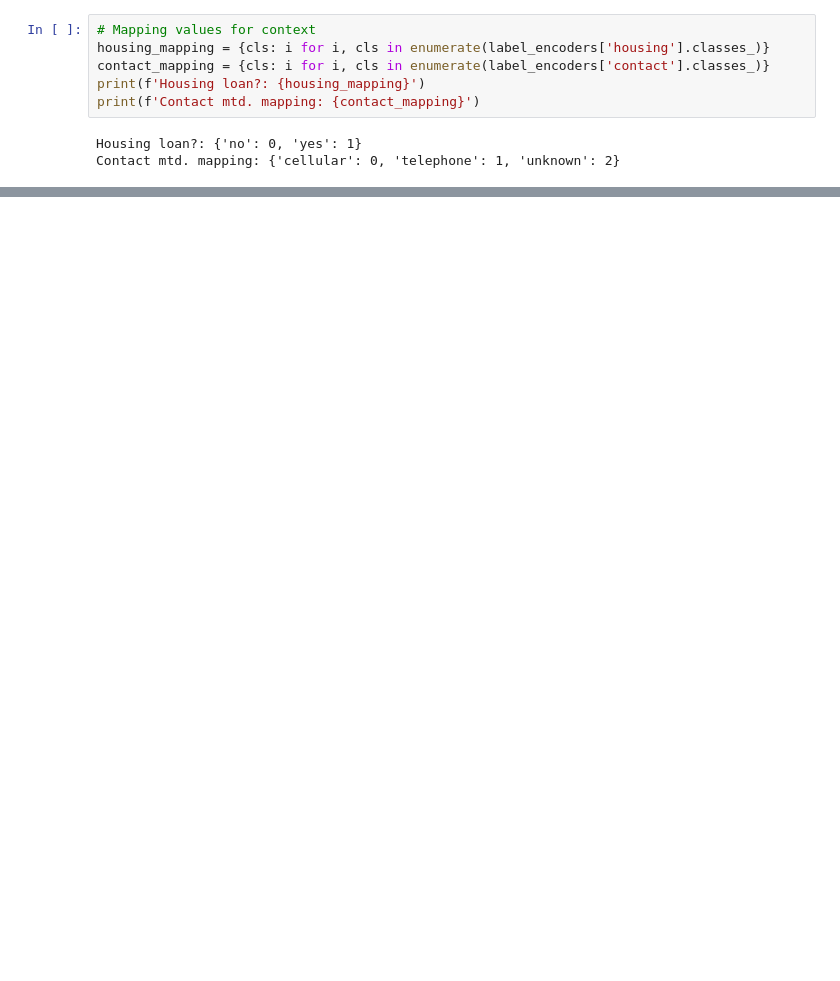
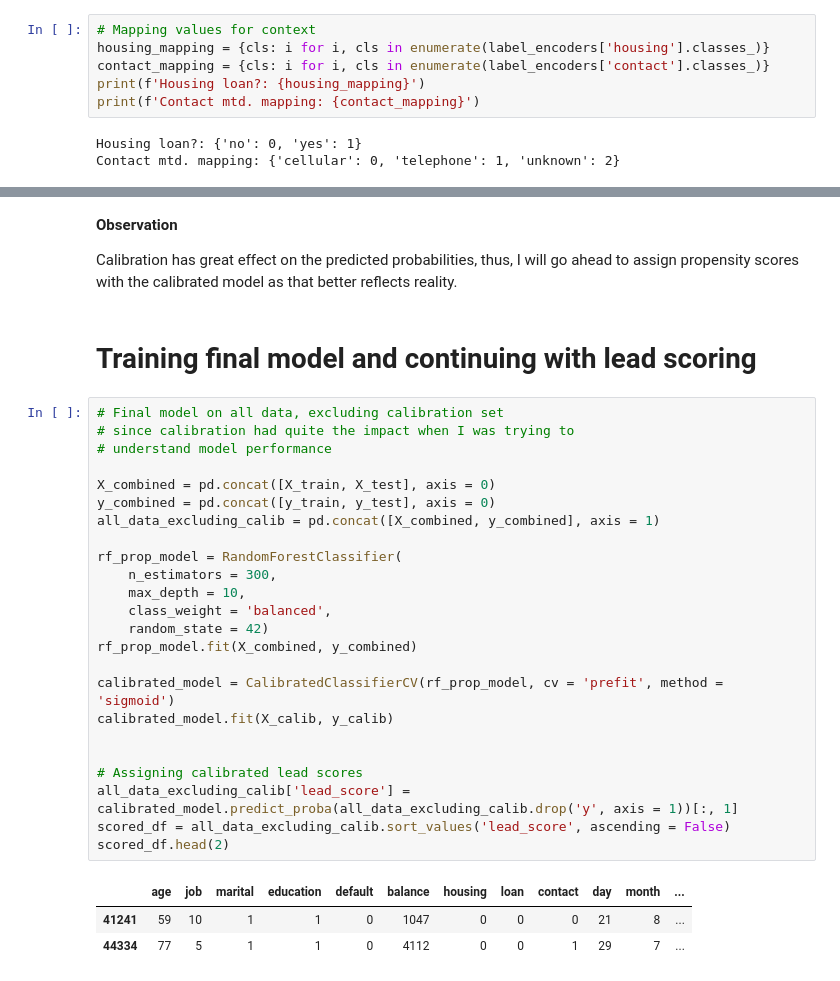
Before and after one commit to munas-git/BankCampaign-Propensity, a Jupyter notebook: term-deposits-optimal-marketing-targets.ipynb, the cells around one changed output, grey strips where cells are left out. Saved outputs shown, nothing was run; the diff lists cells and outputs as text; blank space fills up the shorter version.

```diff
--- a/term-deposits-optimal-marketing-targets.ipynb
+++ b/term-deposits-optimal-marketing-targets.ipynb
@@ -490,0 +534,34 @@ The SHAP plot above provides a more detailed explanation of feature contribution
+# %% [markdown]
+**Observation**
+
+Calibration has great effect on the predicted probabilities, thus, I will go ahead to assign propensity scores with the calibrated model as that better reflects reality.
+# %% [markdown]
+# Training final model and continuing with lead scoring
+# %%
+# Final model on all data, excluding calibration set
+# since calibration had quite the impact when I was trying to
+# understand model performance
+
+X_combined = pd.concat([X_train, X_test], axis = 0)
+y_combined = pd.concat([y_train, y_test], axis = 0)
+all_data_excluding_calib = pd.concat([X_combined, y_combined], axis = 1)
+
+rf_prop_model = RandomForestClassifier(
+    n_estimators = 300,
+    max_depth = 10,
+    class_weight = 'balanced',
+    random_state = 42)
+rf_prop_model.fit(X_combined, y_combined)
+
+calibrated_model = CalibratedClassifierCV(rf_prop_model, cv = 'prefit', method = 'sigmoid')
+calibrated_model.fit(X_calib, y_calib)
+
+
+# Assigning calibrated lead scores
+all_data_excluding_calib['lead_score'] = calibrated_model.predict_proba(all_data_excluding_calib.drop('y', axis = 1))[:, 1]
+scored_df = all_data_excluding_calib.sort_values('lead_score', ascending = False)
+scored_df.head(2)
+# %% [output]
+|  | age | job | marital | education | default | balance | housing | loan | contact | day | month | ... |
+| 41241 | 59 | 10 | 1 | 1 | 0 | 1047 | 0 | 0 | 0 | 21 | 8 | ... |
+| 44334 | 77 | 5 | 1 | 1 | 0 | 4112 | 0 | 0 | 1 | 29 | 7 | ... |
```
Also changed, not shown: parts of 19 cells of this notebook.
